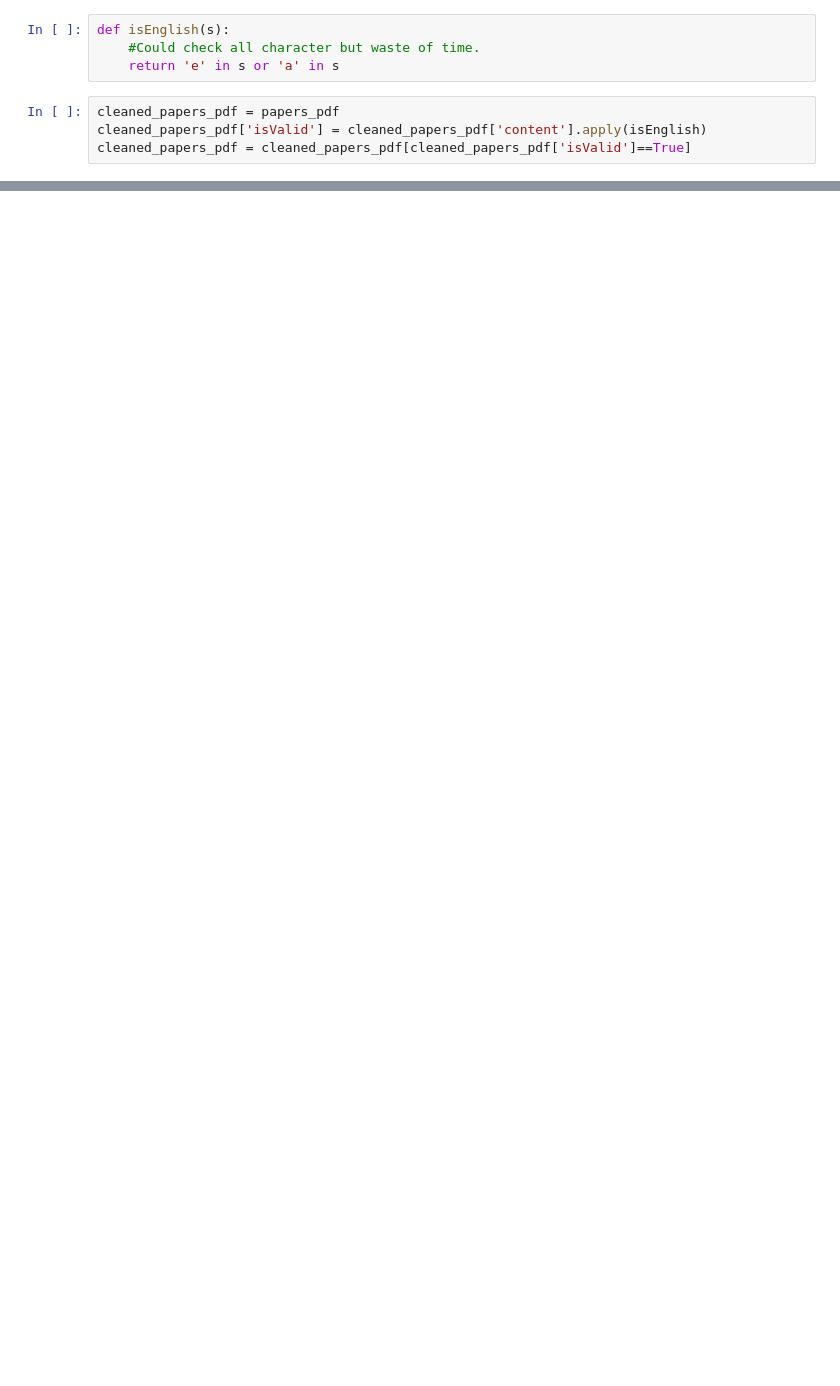
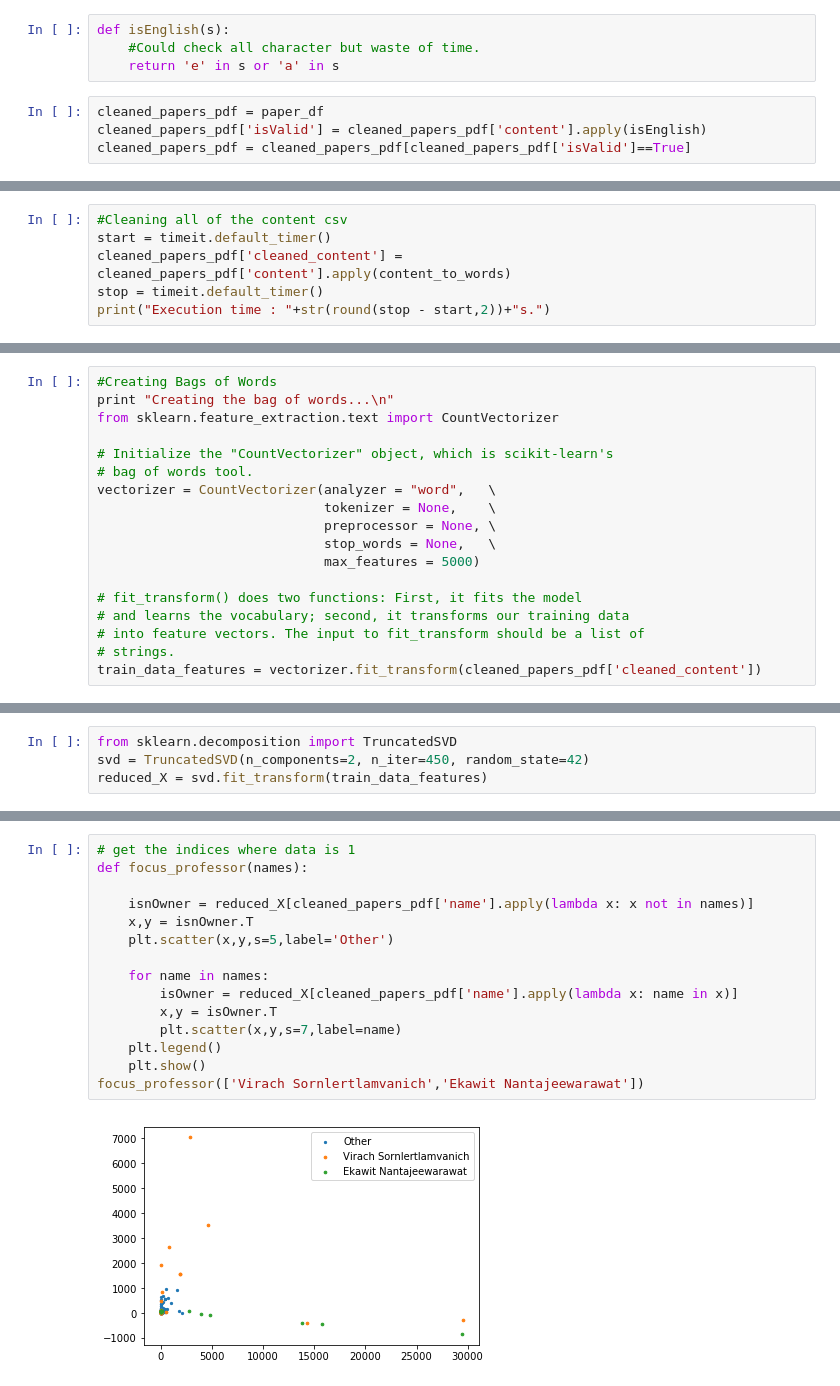
Before and after one commit to Teerapat12/NLPLab, a Jupyter notebook: PdfPaper Analytics.ipynb, the cells around one changed output, grey strips where cells are left out. Cells and saved outputs as stored; diff of their text form; blank space fills up the shorter version.

Commit message:
Add files via upload
Research Papers Analytics

```diff
--- a/PdfPaper Analytics.ipynb
+++ b/PdfPaper Analytics.ipynb
@@ -67,7 +141,7 @@ def isEnglish(s):
     #Could check all character but waste of time.
     return 'e' in s or 'a' in s
 # %%
-cleaned_papers_pdf = papers_pdf
+cleaned_papers_pdf = paper_df
 cleaned_papers_pdf['isValid'] = cleaned_papers_pdf['content'].apply(isEnglish)
 cleaned_papers_pdf = cleaned_papers_pdf[cleaned_papers_pdf['isValid']==True]
 # %%
@@ -213,0 +184,6 @@ ImportError: No module named 'pdfminer.pdfdocument'
+# %%
+#Cleaning all of the content csv
+start = timeit.default_timer()
+cleaned_papers_pdf['cleaned_content'] = cleaned_papers_pdf['content'].apply(content_to_words)
+stop = timeit.default_timer()
+print("Execution time : "+str(round(stop - start,2))+"s.")
@@ -213,0 +213,18 @@ ImportError: No module named 'pdfminer.pdfdocument'
+# %%
+#Creating Bags of Words
+print "Creating the bag of words...\n"
+from sklearn.feature_extraction.text import CountVectorizer
+
+# Initialize the "CountVectorizer" object, which is scikit-learn's
+# bag of words tool.
+vectorizer = CountVectorizer(analyzer = "word",   \
+                             tokenizer = None,    \
+                             preprocessor = None, \
+                             stop_words = None,   \
+                             max_features = 5000)
+
+# fit_transform() does two functions: First, it fits the model
+# and learns the vocabulary; second, it transforms our training data
+# into feature vectors. The input to fit_transform should be a list of
+# strings.
+train_data_features = vectorizer.fit_transform(cleaned_papers_pdf['cleaned_content'])
@@ -213,0 +243,4 @@ ImportError: No module named 'pdfminer.pdfdocument'
+# %%
+from sklearn.decomposition import TruncatedSVD
+svd = TruncatedSVD(n_components=2, n_iter=450, random_state=42)
+reduced_X = svd.fit_transform(train_data_features)
@@ -213,0 +271,17 @@ ImportError: No module named 'pdfminer.pdfdocument'
+# %%
+# get the indices where data is 1
+def focus_professor(names):
+
+    isnOwner = reduced_X[cleaned_papers_pdf['name'].apply(lambda x: x not in names)]
+    x,y = isnOwner.T
+    plt.scatter(x,y,s=5,label='Other')
+
+    for name in names:
+        isOwner = reduced_X[cleaned_papers_pdf['name'].apply(lambda x: name in x)]
+        x,y = isOwner.T
+        plt.scatter(x,y,s=7,label=name)
+    plt.legend()
+    plt.show()
+focus_professor(['Virach Sornlertlamvanich','Ekawit Nantajeewarawat'])
+# %% [output]
+[figure, added]
```
Also changed, not shown: parts of 37 cells of this notebook.
